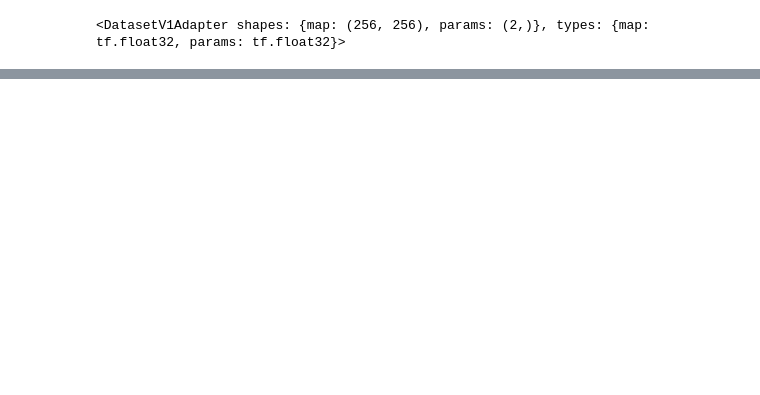
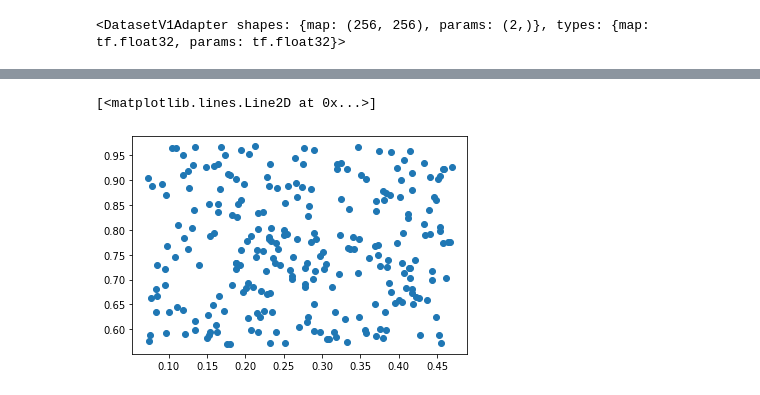
Before and after one commit to liuxx479/Outlier, a Jupyter notebook: notebooks/ResNet.ipynb, the cells around one changed output, grey strips where cells are left out. Cells and saved outputs as stored; diff of their text form; code cells hidden in the pictures; blank space fills up the shorter version.

```diff
--- a/notebooks/ResNet.ipynb
+++ b/notebooks/ResNet.ipynb
@@ -12,5 +23,5 @@ from outlier.datasets import gaussian_convergence
 # %%
-data_set, info = tfds.load(name="gaussian_convergence", split="train", data_dir='/global/cscratch1/sd/vboehm/Datasets/Gaussian_Kappa',with_info=True)
+data_set, info = tfds.load(name="gaussian_convergence", split="train", data_dir=data_path,with_info=True)
 # %%
 DATASET_SIZE = info.splits['train'].num_examples
 # %%
@@ -29,13 +40,21 @@ print(train_dataset)
 # %% [output]
 <DatasetV1Adapter shapes: {map: (256, 256), params: (2,)}, types: {map: tf.float32, params: tf.float32}>
 # %%
-def whiten(data):
+def redefine(data):
     x    = data['map']
-    mean = tf.reduce_mean(x)
-    std  = tf.math.reduce_std(x)
+    x    = tf.expand_dims(x,-1)
+    y    = data['params']
+    return x,y
+
+def whiten(x,y):
+    mean = tf.reduce_mean(x, axis=[1,2])
+    print(mean.shape)
+    std  = tf.math.reduce_std(x, axis=[1,2])
+    print(std.shape)
     x    = (x-mean)/std
     x    = tf.expand_dims(x,-1)
-    return x, data['params']
+
+    return x, y
 
 def downsample(x,y):
     x    = tf.image.resize(x,[128,128])
@@ -62,3 +79,6 @@ val_dataset
+# %%
+test_dataset = test_dataset.map(redefine)
+test_dataset = test_dataset.map(downsample).batch(256)
 # %%
 def res_net_block(input_data, filters, conv_size):
     x = layers.Conv2D(filters, conv_size, activation='relu', padding='same')(input_data)
@@ -124,0 +173,7 @@ Epoch 1/3
+# %%
+truth = list(test_dataset.as_numpy_iterator())
+# %%
+plt.plot( truth[0][1][:,0],truth[0][1][:,1], marker='o', ls='')
+# %% [output]
+[<matplotlib.lines.Line2D at 0x...>]
+[figure, added]
```
Also changed, not shown: parts of 21 cells of this notebook.
